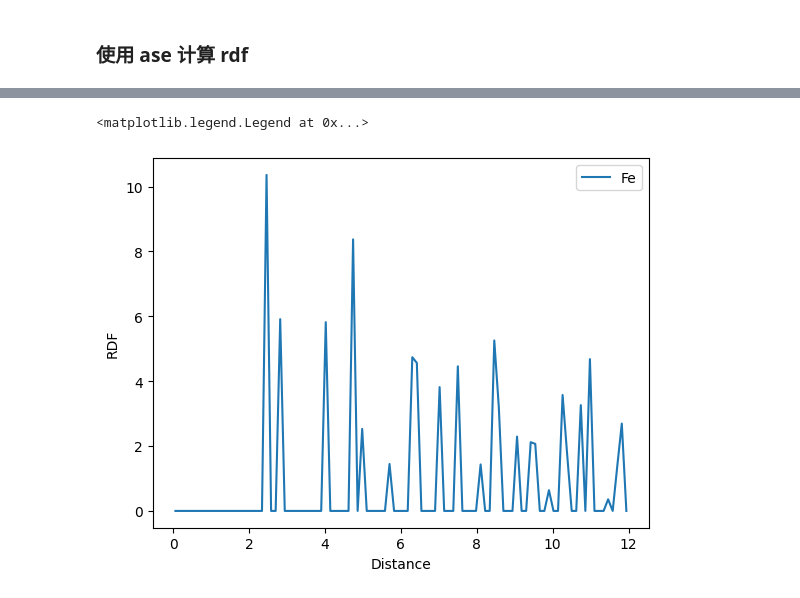
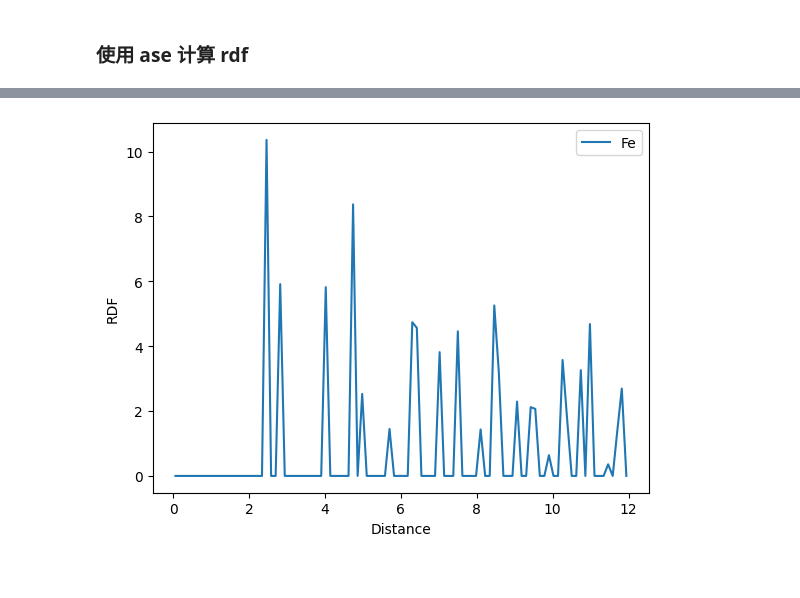
Before and after one commit to Bit-Part-Young/scripts, a Jupyter notebook: ase-usage/ase_rdf.ipynb, the cells around one changed output, grey strips where cells are left out. Drawn from its saved outputs; the diff is of its cells as text; code cells hidden in the pictures.

```diff
--- a/ase-usage/ase_rdf.ipynb
+++ b/ase-usage/ase_rdf.ipynb
@@ -85,14 +104,4 @@ result
-# %%
-import matplotlib.pyplot as plt
-
-# 绘制 RDF
-fig, ax = plt.subplots()
-
-ax.plot(result[0][1], result[0][0], label="Fe")
-ax.set_xlabel("Distance")
-ax.set_ylabel("RDF")
-
-ax.legend()
-# %% [output]
-<matplotlib.legend.Legend at 0x...>
-[figure, removed]
+# %%
+rdf_plot(*result, label="Fe")
+# %% [output]
+[figure, added]
```
Also changed, not shown: parts of 5 cells of this notebook.
